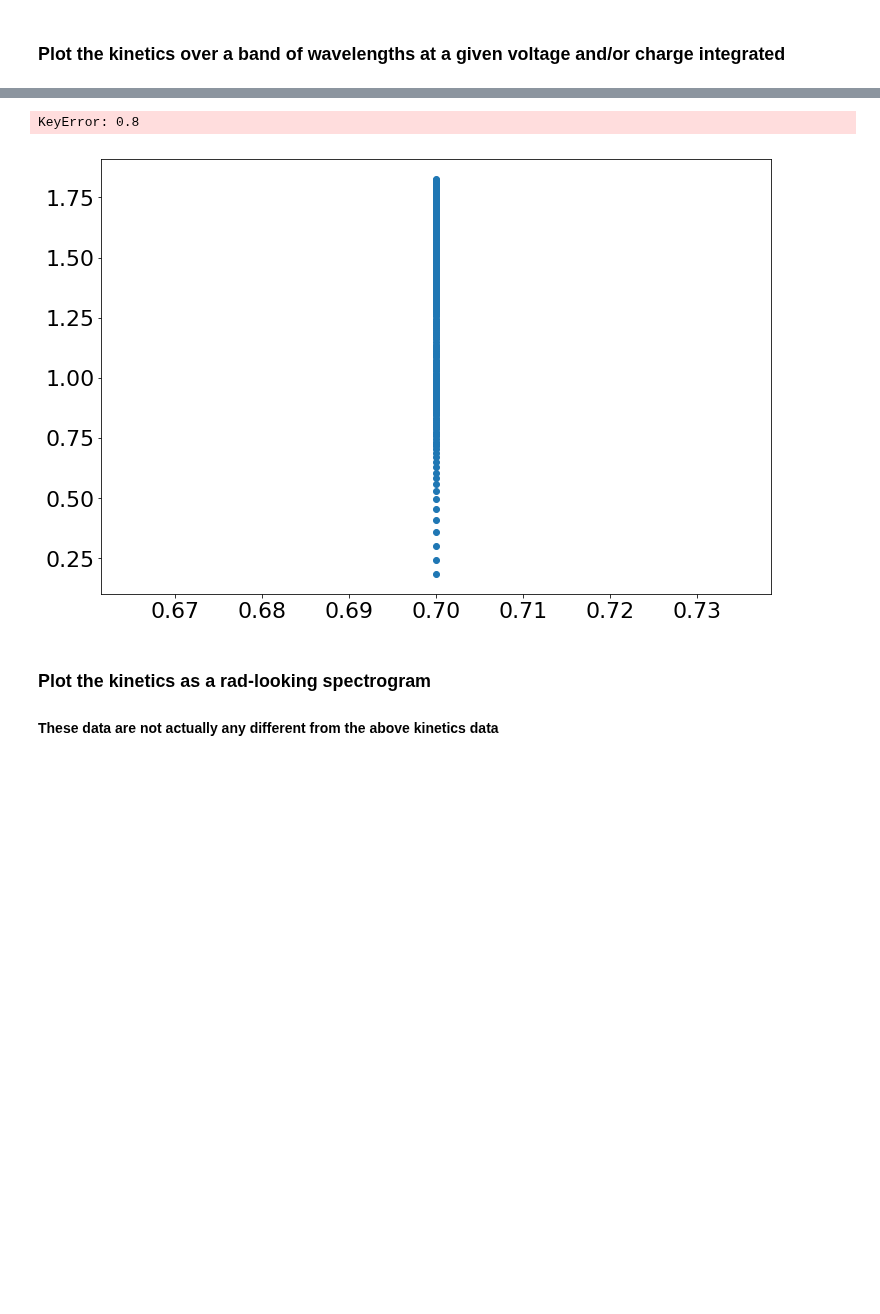
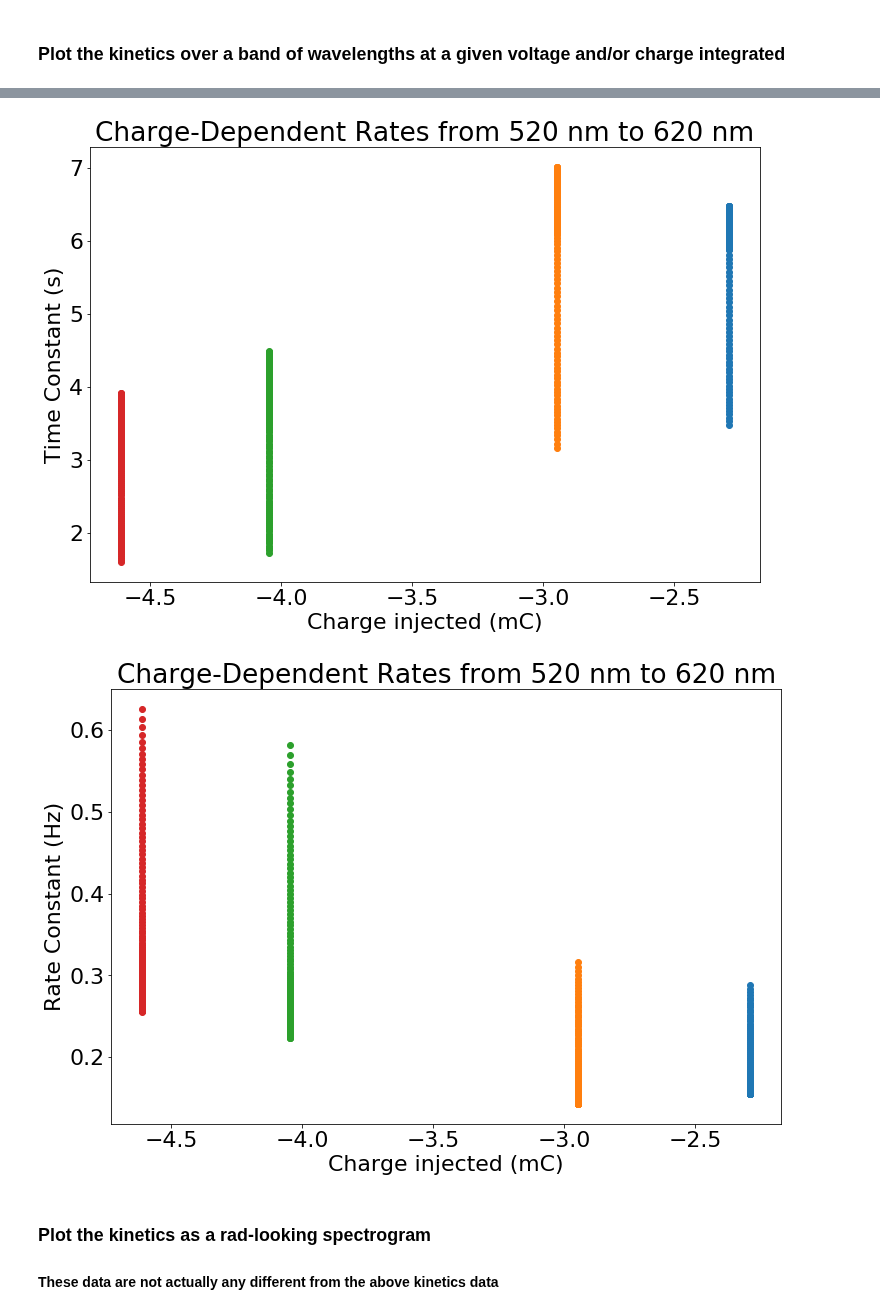
Before and after one commit to rajgiriUW/OECT_processing, a Jupyter notebook: processing_scripts/UV-Vis Notebook.ipynb, the cells around one changed output, grey strips where cells are left out. Cells and saved outputs as stored; diff of their text form; code cells hidden in the pictures; blank space fills up the shorter version.

```diff
--- a/processing_scripts/UV-Vis Notebook.ipynb
+++ b/processing_scripts/UV-Vis Notebook.ipynb
@@ -50,7 +58,7 @@ path = data_path
 #   Specs = spectra
 #   Volts = potentials extracted from the steps files
 
-steps, specs, volts, dedopesteps, dedopespecs = uvvis.read_files(data_path)
+steps, specs, volts, dedopesteps, dedopespecs = uvvis.read_files(data_folder)
 # %% [markdown]
 ## 1. Process Data!
 
@@ -241,9 +246,12 @@ for i,cl in zip(data.spectra_sm, cm):
 ax.set_xlabel('Wavelength (nm)')
 ax.set_ylabel('Absorbance (a.u.)')
 ax.legend(labels = data.potentials)
-ax.set_title('Time=90 s data at each potential step')
+ax.set_title('Time = 0 s data at each potential step')
 
-plt.savefig(path + r'\\' + 'Doping Spectra, t=0 s'+filenamestring+'.jpg')
+plot_name =  'Doping Spectra, t=0 s'+filenamestring+'.jpg'
+working_path = data_folder / plot_name
+#plt.savefig(path + r'//' + 'Doping Spectra, t=0 s'+filenamestring+'.jpg')
+plt.savefig(working_path)
 
 if dedata:
     fig, ax = plt.subplots(nrows=1, figsize=(12,8), facecolor='white')
@@ -260,7 +268,10 @@ if dedata:
     ax.set_xlabel('Wavelength (nm)')
     ax.set_ylabel('Absorbance (a.u.)')
     ax.legend(labels = dedata.potentials)
-    ax.set_title('Time=90 s data at each dedoping potential step')
+    ax.set_title('Time = 0 s data at each dedoping potential step')
 
-    plt.savefig(path + r'\\' + 'Dedoping Spectra, t=0 s'+filenamestring+'.jpg')
+    plot_name = 'Dedoping Spectra, t=0 s'+filenamestring+'.jpg'
+    working_path = data_folder / plot_name
+#    plt.savefig(path + r'//' + 'Dedoping Spectra, t=0 s'+filenamestring+'.jpg')
+    plt.savefig(working_path)
 # %% [output]
@@ -352,33 +456,43 @@ plt.savefig(path + r'\\' + 'Threshold at ' + str(wavelength) + ' nm'
 # %%
 #Choose wavelengths to plot about
-wl_start = 500
-wl_stop = 700
-potentials = [0.7, 0.8]
+wl_start = 520
+wl_stop = 620
+potentials = [0.5, 0.6, 0.7, 0.8]
 times = {}
 
 fig, ax = plt.subplots(nrows=1, figsize=(12,8),  facecolor='white')
 for p in potentials:
     data.banded_fits(wl_start = wl_start, wl_stop = wl_stop, voltage=p)
     times[p] = data.fits
-    ax.plot(p * np.ones(len(data.fits)), data.fits, 'o')
+    ax.plot(data.charge[p].values * np.ones(len(data.fits)), data.fits, 'o')
 
 ax.set_ylabel('Time Constant (s)')
-ax.set_xlabel('Potential (V)')
-ax.set_title('Doping Potential-Dependent Rates from' + str(wl_start) + ' nm to ' + str(wl_stop ) + ' nm')
-plt.savefig(path + r'\\' + 'Doping Potential-Dependent Kinetics from ' + str(wl_start) + ' nm to ' + str(wl_stop ) + ' nm'
-            +filenamestring+'.jpg')
+ax.set_xlabel('Charge injected (mC)')
+ax.set_title('Charge-Dependent Rates from ' + str(wl_start) + ' nm to ' + str(wl_stop ) + ' nm')
+
+plot_name = 'Doping Charge-Dependent Kinetics from' + str(wl_start) + ' nm to ' + str(wl_stop ) + ' nm'+filenamestring+'.jpg'
+working_path = data_folder / plot_name
+#plt.savefig(path + r'/' + 'Doping Charge-Dependent Kinetics from' + str(wl_start) + ' nm to ' + str(wl_stop ) + ' nm'
+#            +filenamestring+'.jpg')
+plt.savefig(working_path)
+
 
 fig, ax = plt.subplots(nrows=1, figsize=(12,8),  facecolor='white')
 for p in potentials:
     data.banded_fits(wl_start = wl_start, wl_stop = wl_stop, voltage=p)
     times[p] = data.fits
-    ax.plot(p * np.ones(len(data.fits)), np.array(data.fits)**-1, 'o')
+    ax.plot(data.charge[p].values * np.ones(len(data.fits)), np.array(data.fits)**-1, 'o')
+
 
 ax.set_ylabel('Rate Constant (Hz)')
-ax.set_xlabel('Potential (V)')
-ax.set_title('Doping Potential-Dependent Rates from' + str(wl_start) + ' nm to ' + str(wl_stop ) + ' nm')
-plt.savefig(path + r'\\' + 'Doping Potential-Dependent Rates from ' + str(wl_start) + ' nm to ' + str(wl_stop ) + ' nm'
-            +filenamestring+'.jpg')
+ax.set_xlabel('Charge injected (mC)')
+ax.set_title('Charge-Dependent Rates from ' + str(wl_start) + ' nm to ' + str(wl_stop ) + ' nm')
+
+plot_name =  'Doping Charge-Dependent Rates from' + str(wl_start) + ' nm to ' + str(wl_stop ) + ' nm'+filenamestring+'.jpg'
+working_path = data_folder / plot_name
+#plt.savefig(path + r'/' + 'Doping Charge-Dependent Rates from' + str(wl_start) + ' nm to ' + str(wl_stop ) + ' nm'
+#            +filenamestring+'.jpg')
+plt.savefig(working_path)
 # %% [output]
-KeyError: 0.8
-[figure, old version]
+[figure, new version]
+[figure, added]
```
Also changed, not shown: parts of 29 cells of this notebook.
